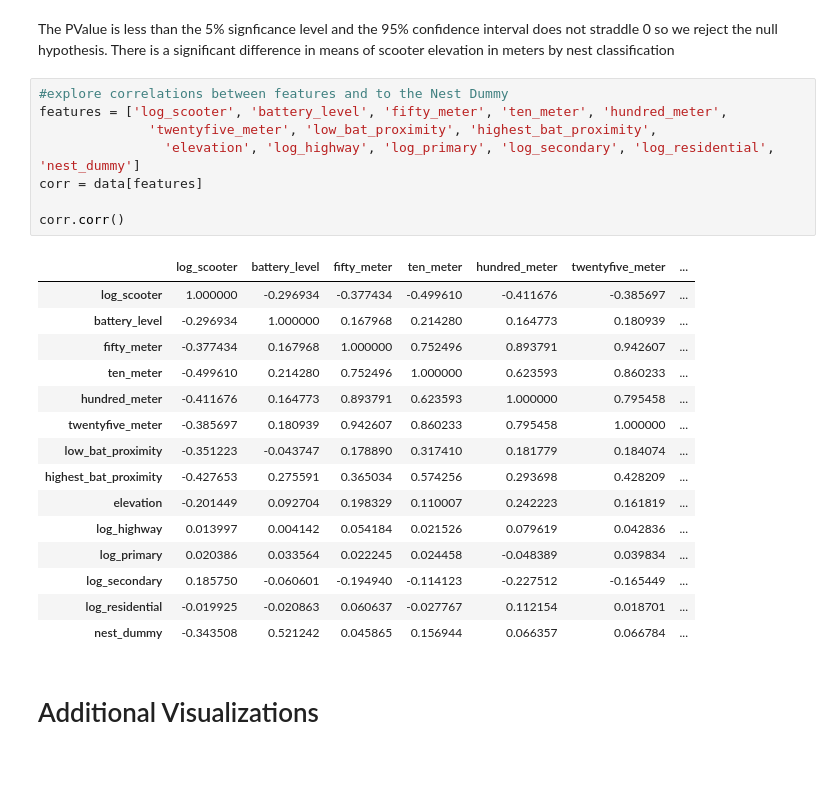
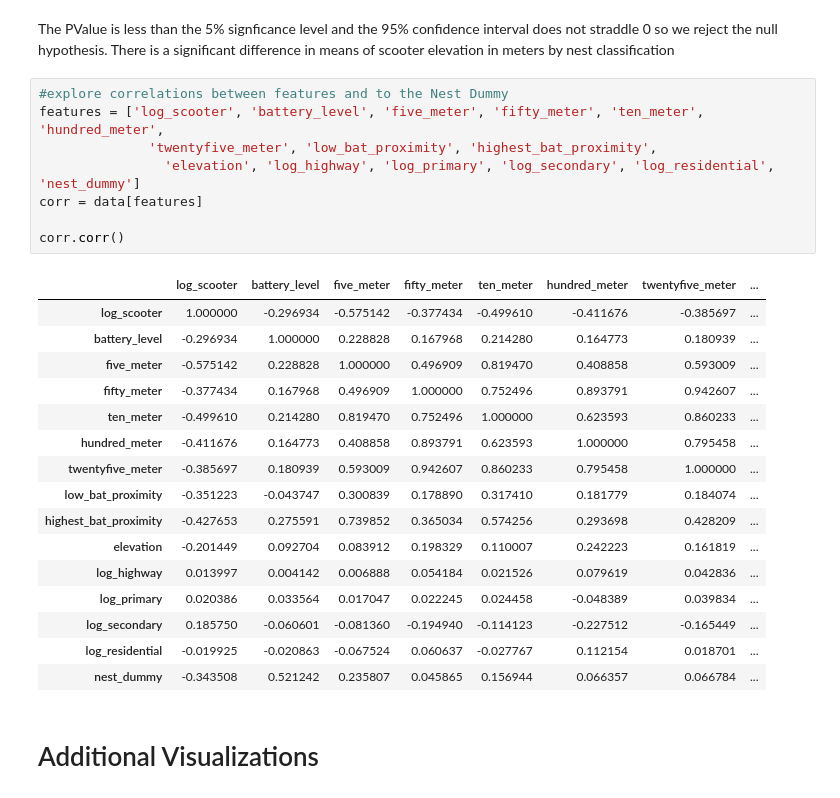
Before and after one commit to perryrjohnson/Bird_DS, a Jupyter notebook: Visualizations/external_notebook.ipynb, the cells around one changed output. Cells and saved outputs as stored; diff of their text form; blank space fills up the shorter version.

```diff
--- a/Visualizations/external_notebook.ipynb
+++ b/Visualizations/external_notebook.ipynb
@@ -232,28 +232,29 @@ dtype: float64
 The PValue is less than the 5% signficance level and the 95% confidence interval does not straddle 0 so we reject the null hypothesis. There is a significant difference in means of scooter elevation in meters by nest classification
 # %%
 #explore correlations between features and to the Nest Dummy
-features = ['log_scooter', 'battery_level', 'fifty_meter', 'ten_meter', 'hundred_meter',
+features = ['log_scooter', 'battery_level', 'five_meter', 'fifty_meter', 'ten_meter', 'hundred_meter',
               'twentyfive_meter', 'low_bat_proximity', 'highest_bat_proximity',
                 'elevation', 'log_highway', 'log_primary', 'log_secondary', 'log_residential', 'nest_dummy']
 corr = data[features]
 
 corr.corr()
 # %% [output]
-|  | log_scooter | battery_level | fifty_meter | ten_meter | hundred_meter | twentyfive_meter | ... |
-| log_scooter | 1.000000 | -0.296934 | -0.377434 | -0.499610 | -0.411676 | -0.385697 | ... |
-| battery_level | -0.296934 | 1.000000 | 0.167968 | 0.214280 | 0.164773 | 0.180939 | ... |
-| fifty_meter | -0.377434 | 0.167968 | 1.000000 | 0.752496 | 0.893791 | 0.942607 | ... |
-| ten_meter | -0.499610 | 0.214280 | 0.752496 | 1.000000 | 0.623593 | 0.860233 | ... |
-| hundred_meter | -0.411676 | 0.164773 | 0.893791 | 0.623593 | 1.000000 | 0.795458 | ... |
-| twentyfive_meter | -0.385697 | 0.180939 | 0.942607 | 0.860233 | 0.795458 | 1.000000 | ... |
-| low_bat_proximity | -0.351223 | -0.043747 | 0.178890 | 0.317410 | 0.181779 | 0.184074 | ... |
-| highest_bat_proximity | -0.427653 | 0.275591 | 0.365034 | 0.574256 | 0.293698 | 0.428209 | ... |
-| elevation | -0.201449 | 0.092704 | 0.198329 | 0.110007 | 0.242223 | 0.161819 | ... |
-| log_highway | 0.013997 | 0.004142 | 0.054184 | 0.021526 | 0.079619 | 0.042836 | ... |
-| log_primary | 0.020386 | 0.033564 | 0.022245 | 0.024458 | -0.048389 | 0.039834 | ... |
-| log_secondary | 0.185750 | -0.060601 | -0.194940 | -0.114123 | -0.227512 | -0.165449 | ... |
-| log_residential | -0.019925 | -0.020863 | 0.060637 | -0.027767 | 0.112154 | 0.018701 | ... |
-| nest_dummy | -0.343508 | 0.521242 | 0.045865 | 0.156944 | 0.066357 | 0.066784 | ... |
+|  | log_scooter | battery_level | five_meter | fifty_meter | ten_meter | hundred_meter | twentyfive_meter | ... |
+| log_scooter | 1.000000 | -0.296934 | -0.575142 | -0.377434 | -0.499610 | -0.411676 | -0.385697 | ... |
+| battery_level | -0.296934 | 1.000000 | 0.228828 | 0.167968 | 0.214280 | 0.164773 | 0.180939 | ... |
+| five_meter | -0.575142 | 0.228828 | 1.000000 | 0.496909 | 0.819470 | 0.408858 | 0.593009 | ... |
+| fifty_meter | -0.377434 | 0.167968 | 0.496909 | 1.000000 | 0.752496 | 0.893791 | 0.942607 | ... |
+| ten_meter | -0.499610 | 0.214280 | 0.819470 | 0.752496 | 1.000000 | 0.623593 | 0.860233 | ... |
+| hundred_meter | -0.411676 | 0.164773 | 0.408858 | 0.893791 | 0.623593 | 1.000000 | 0.795458 | ... |
+| twentyfive_meter | -0.385697 | 0.180939 | 0.593009 | 0.942607 | 0.860233 | 0.795458 | 1.000000 | ... |
+| low_bat_proximity | -0.351223 | -0.043747 | 0.300839 | 0.178890 | 0.317410 | 0.181779 | 0.184074 | ... |
+| highest_bat_proximity | -0.427653 | 0.275591 | 0.739852 | 0.365034 | 0.574256 | 0.293698 | 0.428209 | ... |
+| elevation | -0.201449 | 0.092704 | 0.083912 | 0.198329 | 0.110007 | 0.242223 | 0.161819 | ... |
+| log_highway | 0.013997 | 0.004142 | 0.006888 | 0.054184 | 0.021526 | 0.079619 | 0.042836 | ... |
+| log_primary | 0.020386 | 0.033564 | 0.017047 | 0.022245 | 0.024458 | -0.048389 | 0.039834 | ... |
+| log_secondary | 0.185750 | -0.060601 | -0.081360 | -0.194940 | -0.114123 | -0.227512 | -0.165449 | ... |
+| log_residential | -0.019925 | -0.020863 | -0.067524 | 0.060637 | -0.027767 | 0.112154 | 0.018701 | ... |
+| nest_dummy | -0.343508 | 0.521242 | 0.235807 | 0.045865 | 0.156944 | 0.066357 | 0.066784 | ... |
 # %% [markdown]
 # Additional Visualizations
 # %%
```
Also changed, not shown: parts of 8 cells of this notebook.
